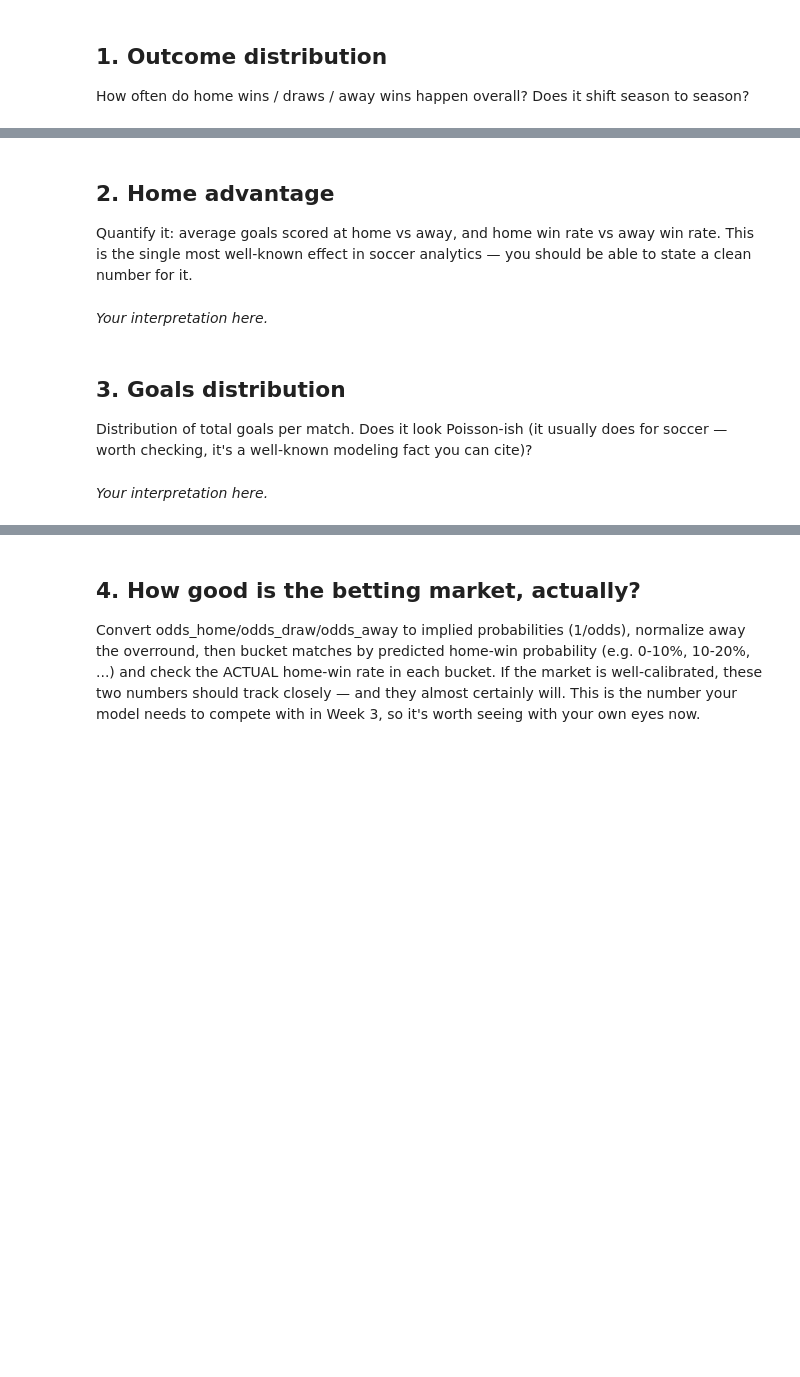
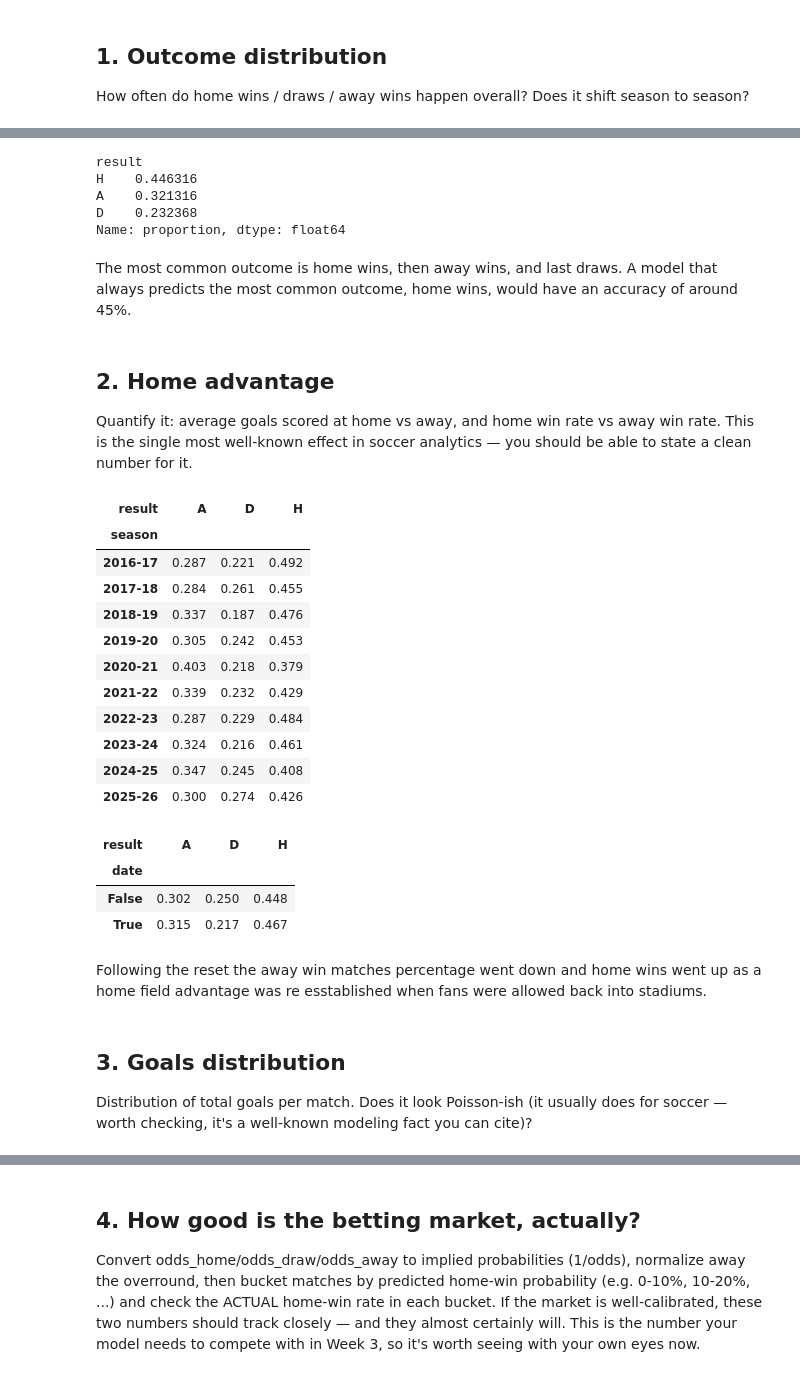
Before and after one commit to evanwillis0/soccer-match-predictor, a Jupyter notebook: notebooks/01_eda.ipynb, the cells around one changed output, grey strips where cells are left out. Saved outputs shown, nothing was run; the diff lists cells and outputs as text; code cells hidden in the pictures; blank space fills up the shorter version.

Commit message:
Add raw season data and complete EDA notebook

```diff
--- a/notebooks/01_eda.ipynb
+++ b/notebooks/01_eda.ipynb
@@ -24,3 +30,13 @@ How often do home wins / draws / away wins happen overall? Does it shift season
+# %%
+matches["result"].value_counts(normalize=True)
+# %% [output]
+result
+H    0.446316
+A    0.321316
+D    0.232368
+Name: proportion, dtype: float64
+# %% [markdown]
+The most common outcome is home wins, then away wins, and last draws. A model that always predicts the most common outcome, home wins, would have an accuracy of around 45%.
 # %% [markdown]
 ## 2. Home advantage
 
@@ -30,5 +44,30 @@ Quantify it: average goals scored at home vs away, and home win rate vs away win
-# %% [markdown]
-*Your interpretation here.*
+# %%
+matches[["home_goals", "away_goals"]].mean()
+matches.groupby("season")["result"].value_counts(normalize=True).unstack().round(3)
+# %% [output]
+| result | A | D | H |
+| season |  |  |  |
+| 2016-17 | 0.287 | 0.221 | 0.492 |
+| 2017-18 | 0.284 | 0.261 | 0.455 |
+| 2018-19 | 0.337 | 0.187 | 0.476 |
+| 2019-20 | 0.305 | 0.242 | 0.453 |
+| 2020-21 | 0.403 | 0.218 | 0.379 |
+| 2021-22 | 0.339 | 0.232 | 0.429 |
+| 2022-23 | 0.287 | 0.229 | 0.484 |
+| 2023-24 | 0.324 | 0.216 | 0.461 |
+| 2024-25 | 0.347 | 0.245 | 0.408 |
+| 2025-26 | 0.300 | 0.274 | 0.426 |
+# %%
+s = matches[matches["season"] == "2019-20"]
+after_restart = s["date"] >= "2020-05-01"
+s.groupby(after_restart)["result"].value_counts(normalize=True).unstack().round(3)
+# %% [output]
+| result | A | D | H |
+| date |  |  |  |
+| False | 0.302 | 0.250 | 0.448 |
+| True | 0.315 | 0.217 | 0.467 |
+# %% [markdown]
+Following the reset the away win matches percentage went down and home wins went up as a home field advantage was re esstablished when fans were allowed back into stadiums.
 # %% [markdown]
 ## 3. Goals distribution
 
@@ -38,2 +74,0 @@ Distribution of total goals per match. Does it look Poisson-ish (it usually does
-# %% [markdown]
-*Your interpretation here.*
```
Also changed, not shown: parts of 23 cells of this notebook, 11 other files.
